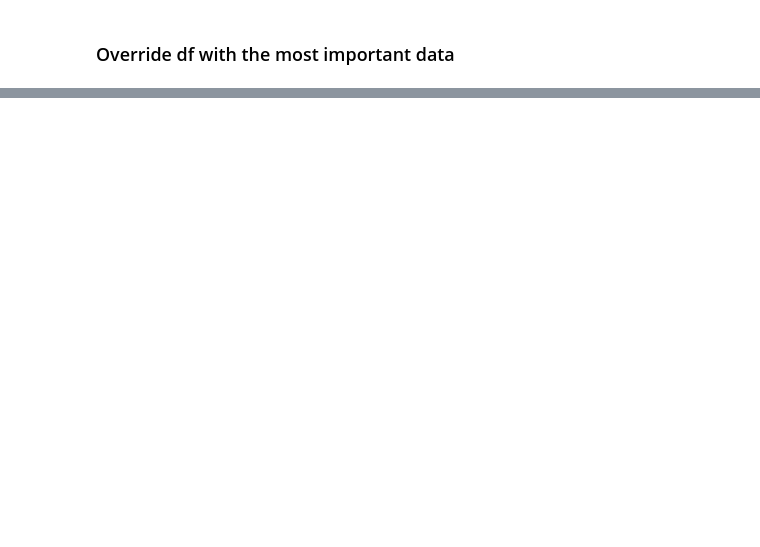
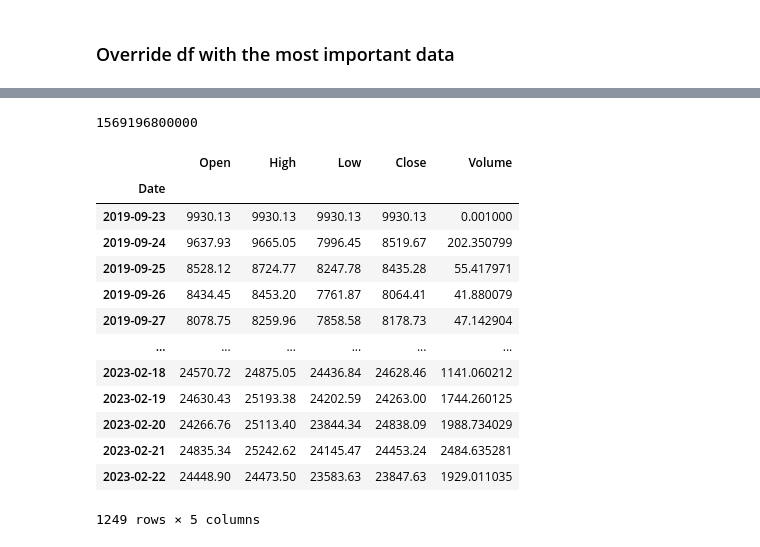
Before and after one commit to daedalus1215/potential-octo-palm-tree, a Jupyter notebook: az/Getting Historical Data (OHLC & Volume) - Part 1.ipynb, the cells around one changed output, grey strips where cells are left out. Saved outputs shown, nothing was run; the diff lists cells and outputs as text; code cells hidden in the pictures; blank space fills up the shorter version.

Commit message:
Play with more and create the get_history function

```diff
--- a/az/Getting Historical Data (OHLC & Volume) - Part 1.ipynb
+++ b/az/Getting Historical Data (OHLC & Volume) - Part 1.ipynb
@@ -138,0 +177,3 @@ df
+# %%
+for column in df.columns:
+    df[column] = pd.to_numeric(df[column], errors = "coerce")
@@ -138,0 +195,49 @@ df
+# %%
+def get_history(symbol, interval, start, end = None):
+    bars = client.get_historical_klines(symbol=symbol, interval = interval, start_str=start, end_str = end, limit=1000)
+
+    df = pd.DataFrame(bars)
+    df["Date"] = pd.to_datetime(df.iloc[:,0], unit = "ms")
+    df.columns = [
+    "Open Time",
+    "Open",
+    "High",
+    "Low",
+    "Close",
+    "Volume",
+    "Close Time",
+    "Quote Asset Volume",
+    "Number of Trades",
+    "Taker Buy Base Asset Volume",
+    "Taker Buy Quote Asset Volume",
+    "Ignore",
+    "Date"]
+
+    df = df[["Date", "Open", "High", "Low", "Close", "Volume"]].copy()
+    df.set_index("Date", inplace=True)
+    for column in df.columns:
+        df[column] = pd.to_numeric(df[column], errors = "coerce")
+
+    return df
+# %%
+timestamp
+# %% [output]
+1569196800000
+# %%
+df = get_history(symbol="BTCUSDT", interval = "1d", start=timestamp)
+df
+# %% [output]
+|  | Open | High | Low | Close | Volume |
+| Date |  |  |  |  |  |
+| 2019-09-23 | 9930.13 | 9930.13 | 9930.13 | 9930.13 | 0.001000 |
+| 2019-09-24 | 9637.93 | 9665.05 | 7996.45 | 8519.67 | 202.350799 |
+| 2019-09-25 | 8528.12 | 8724.77 | 8247.78 | 8435.28 | 55.417971 |
+| 2019-09-26 | 8434.45 | 8453.20 | 7761.87 | 8064.41 | 41.880079 |
+| 2019-09-27 | 8078.75 | 8259.96 | 7858.58 | 8178.73 | 47.142904 |
+| ... | ... | ... | ... | ... | ... |
+| 2023-02-18 | 24570.72 | 24875.05 | 24436.84 | 24628.46 | 1141.060212 |
+| 2023-02-19 | 24630.43 | 25193.38 | 24202.59 | 24263.00 | 1744.260125 |
+| 2023-02-20 | 24266.76 | 25113.40 | 23844.34 | 24838.09 | 1988.734029 |
+| 2023-02-21 | 24835.34 | 25242.62 | 24145.47 | 24453.24 | 2484.635281 |
+| 2023-02-22 | 24448.90 | 24473.50 | 23583.63 | 23847.63 | 1929.011035 |
+1249 rows × 5 columns
```
Also changed, not shown: parts of 10 cells of this notebook.
